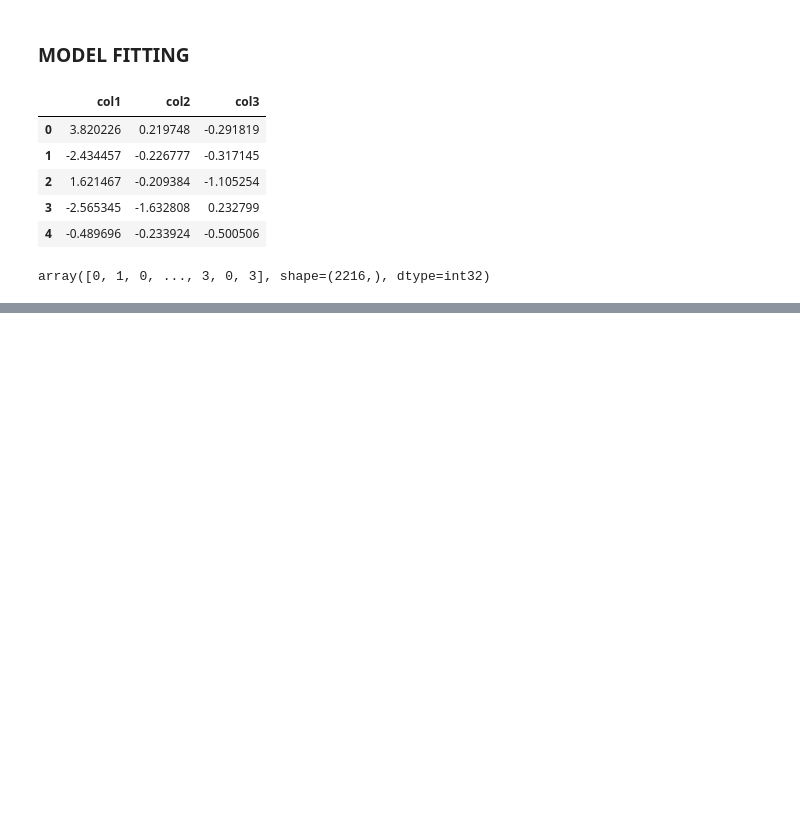
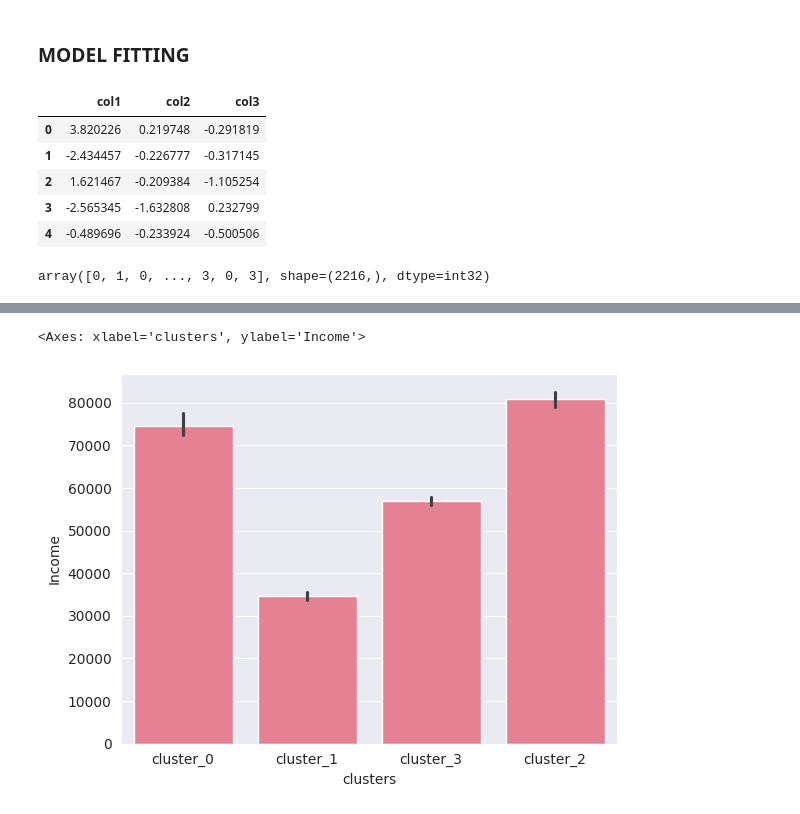
Before and after one commit to Muyiiwaa/machine_learning_notes, a Jupyter notebook: unsupervised_learning/clusterin_pca_jan.ipynb, the cells around one changed output, grey strips where cells are left out. Cells and saved outputs as stored; diff of their text form; code cells hidden in the pictures; blank space fills up the shorter version.

```diff
--- a/unsupervised_learning/clusterin_pca_jan.ipynb
+++ b/unsupervised_learning/clusterin_pca_jan.ipynb
@@ -131,0 +129,6 @@ DuplicateError: Expected unique column names, got:
+# %%
+#
+sns.barplot(data=clean_data, x = 'clusters', y = 'Income')
+# %% [output]
+<Axes: xlabel='clusters', ylabel='Income'>
+[figure, added]
```
Also changed, not shown: parts of 3 cells of this notebook.
